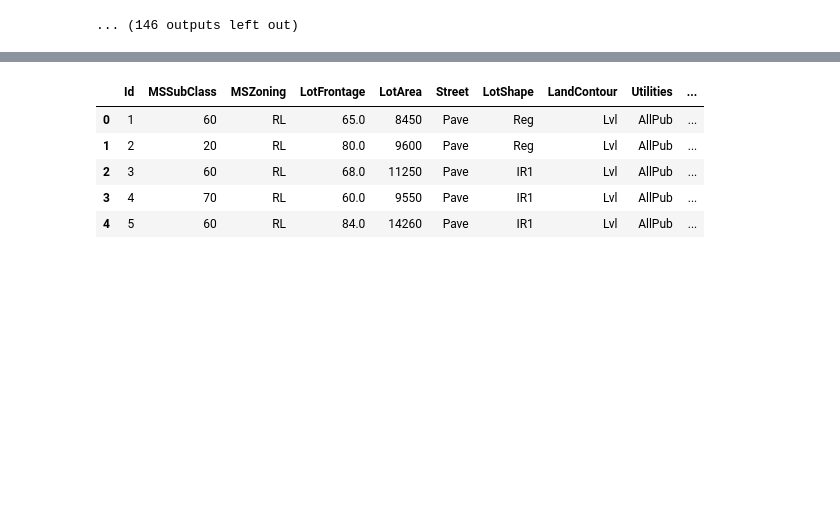
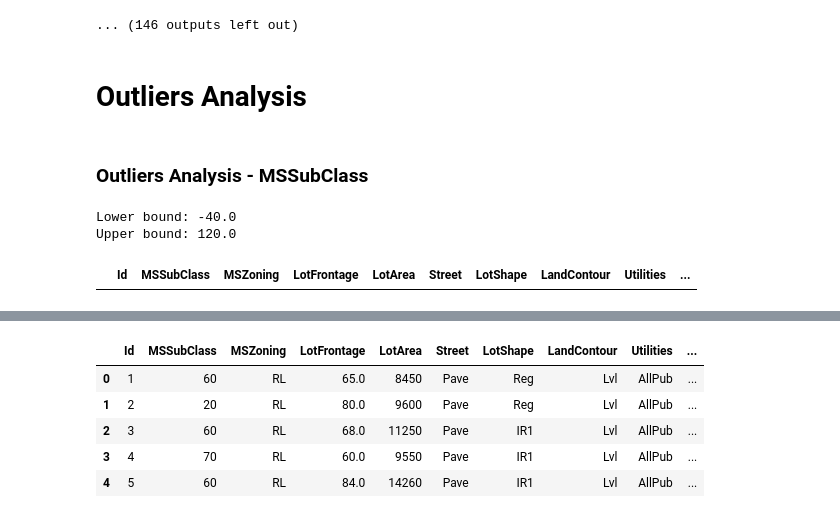
Before and after one commit to armenddsh/house-pricing-prediction-kaggle, a Jupyter notebook: data_exploration.ipynb, the cells around one changed output, grey strips where cells are left out. Drawn from its saved outputs; the diff is of its cells as text; code cells hidden in the pictures; blank space fills up the shorter version.

```diff
--- a/data_exploration.ipynb
+++ b/data_exploration.ipynb
@@ -197,3 +197,23 @@ freq       925
 Name: LotShape, dtype: object
 [figure]
 ... (146 outputs left out)
+# %% [markdown]
+# Outliers Analysis
+# %% [markdown]
+### Outliers Analysis - MSSubClass
+# %%
+Q1, Q3 = df_train['MSSubClass'].quantile(0.25), df_train['MSSubClass'].quantile(0.75)
+IQR = Q3 - Q1
+Lower_bound = Q1 - 1.5 * IQR
+Upper_bound = Q3 + 1.5 * IQR
+
+print(f"Lower bound: {Lower_bound}")
+print(f"Upper bound: {Upper_bound}")
+
+# Show Outliers
+outliers = df_train[(df_train['MSSubClass'] < Lower_bound) | (df_train['MSSubClass'] > Upper_bound)]
+outliers
+# %% [output]
+Lower bound: -40.0
+Upper bound: 120.0
+|  | Id | MSSubClass | MSZoning | LotFrontage | LotArea | Street | LotShape | LandContour | Utilities | ... |
```
Also changed, not shown: parts of 3 cells of this notebook, 1 other file.
